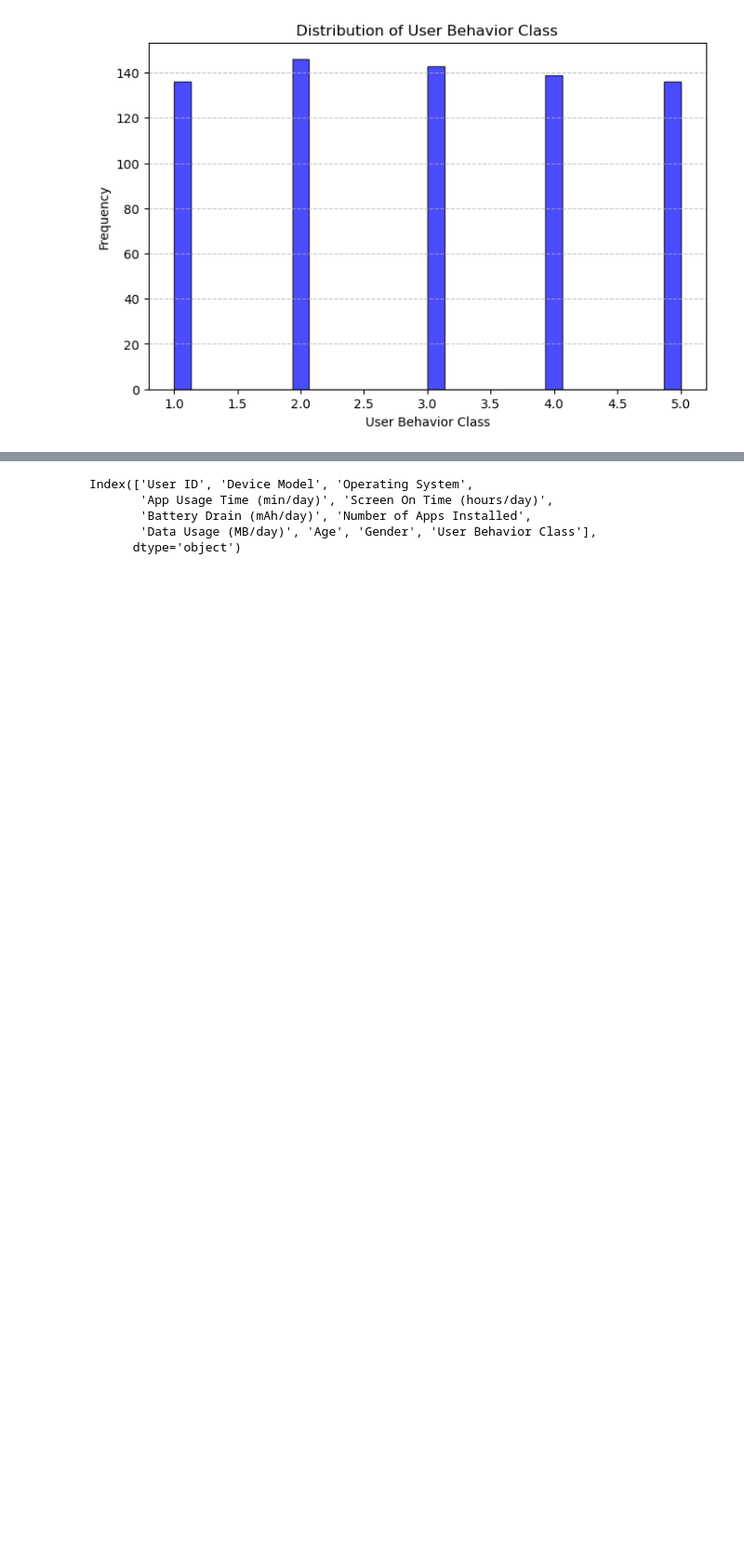
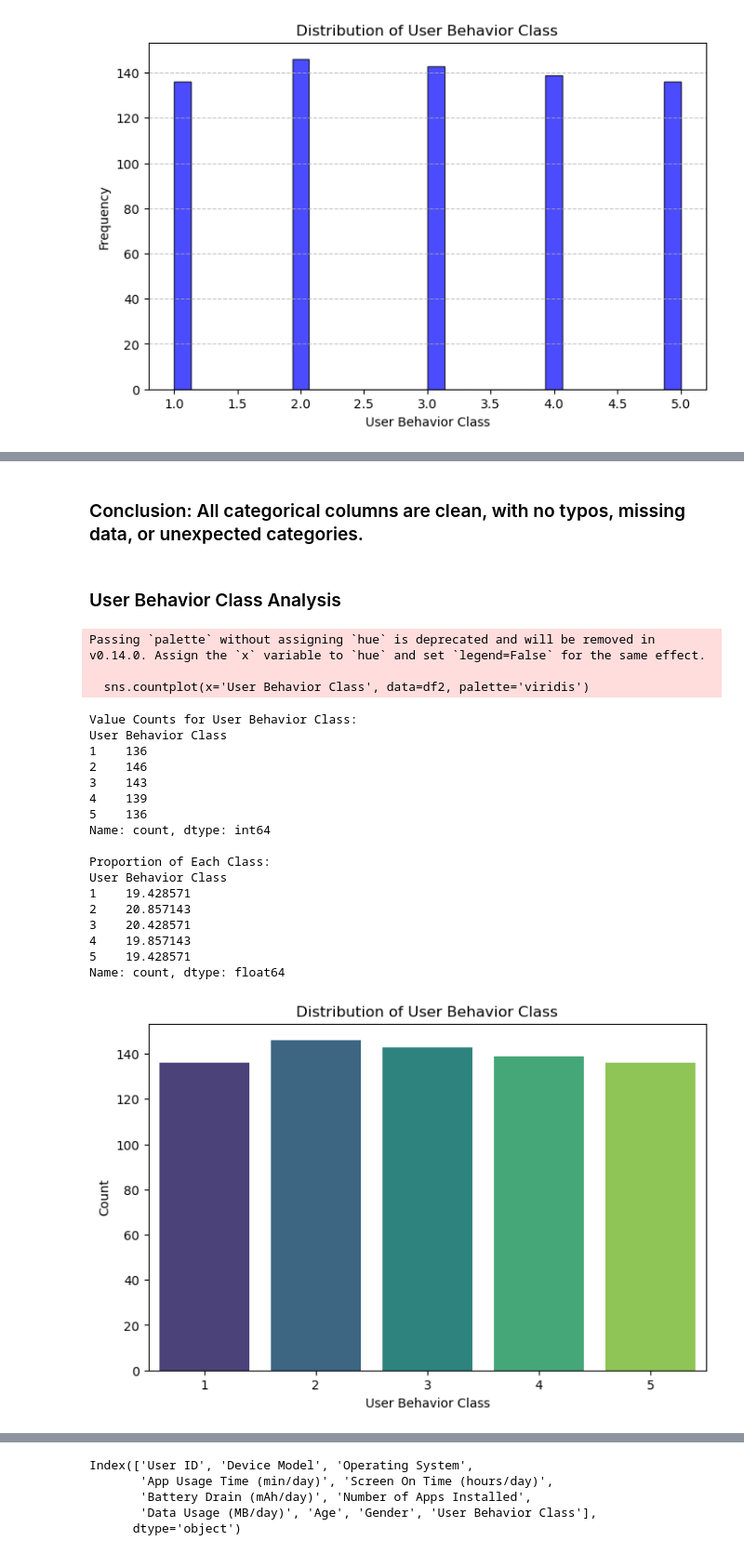
Before and after one commit to chingu-voyages/v52-tier2-team-27, a Jupyter notebook: mobile-device-usage-and-user-behavior-project.ipynb, the cells around one changed output, grey strips where cells are left out. Shown at 93% size. Cells and saved outputs as stored; diff of their text form; code cells hidden in the pictures; blank space fills up the shorter version.

```diff
--- a/mobile-device-usage-and-user-behavior-project.ipynb
+++ b/mobile-device-usage-and-user-behavior-project.ipynb
@@ -233,0 +422,46 @@ plt.show()
+# %% [markdown]
+### Conclusion: All categorical columns are clean, with no typos, missing data, or unexpected categories.
+# %% [markdown]
+### User Behavior Class Analysis
+# %%
+#  Summary Metrics for User Behavior Class (counts, proportions, and visualization)
+# Summary of User Behavior Class
+behavior_summary = df2['User Behavior Class'].value_counts().sort_index()
+
+# Display summary metrics
+print("Value Counts for User Behavior Class:")
+print(behavior_summary)
+
+# Proportion of each class
+print("\nProportion of Each Class:")
+print(behavior_summary / len(df2) * 100)
+
+# Visualize the distribution
+plt.figure(figsize=(8, 5))
+sns.countplot(x='User Behavior Class', data=df2, palette='viridis')
+plt.title('Distribution of User Behavior Class')
+plt.xlabel('User Behavior Class')
+plt.ylabel('Count')
+plt.show()
+# %% [output]
+Passing `palette` without assigning `hue` is deprecated and will be removed in v0.14.0. Assign the `x` variable to `hue` and set `legend=False` for the same effect.
+
+  sns.countplot(x='User Behavior Class', data=df2, palette='viridis')
+Value Counts for User Behavior Class:
+User Behavior Class
+1    136
+2    146
+3    143
+4    139
+5    136
+Name: count, dtype: int64
+
+Proportion of Each Class:
+User Behavior Class
+1    19.428571
+2    20.857143
+3    20.428571
+4    19.857143
+5    19.428571
+Name: count, dtype: float64
+[figure, added]
```
Also changed, not shown: parts of 79 cells of this notebook.
